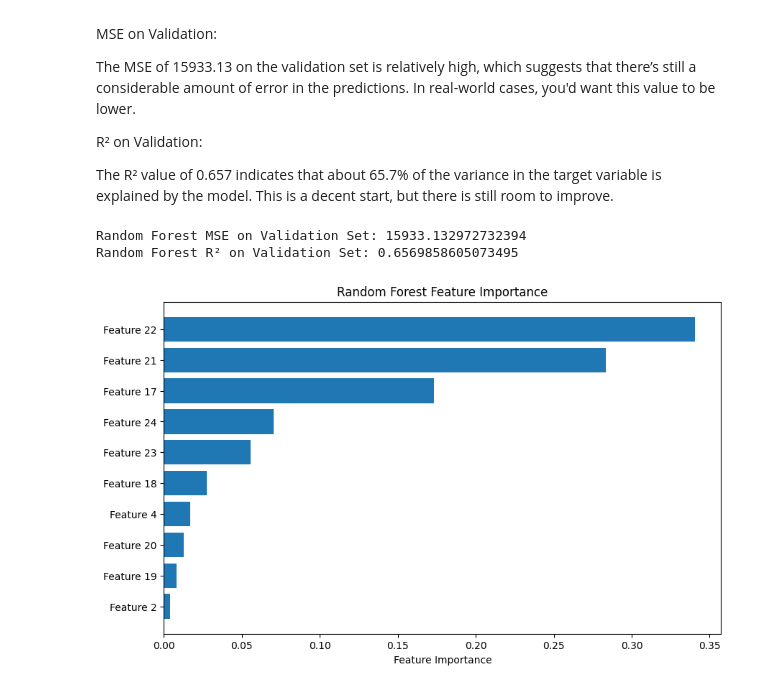
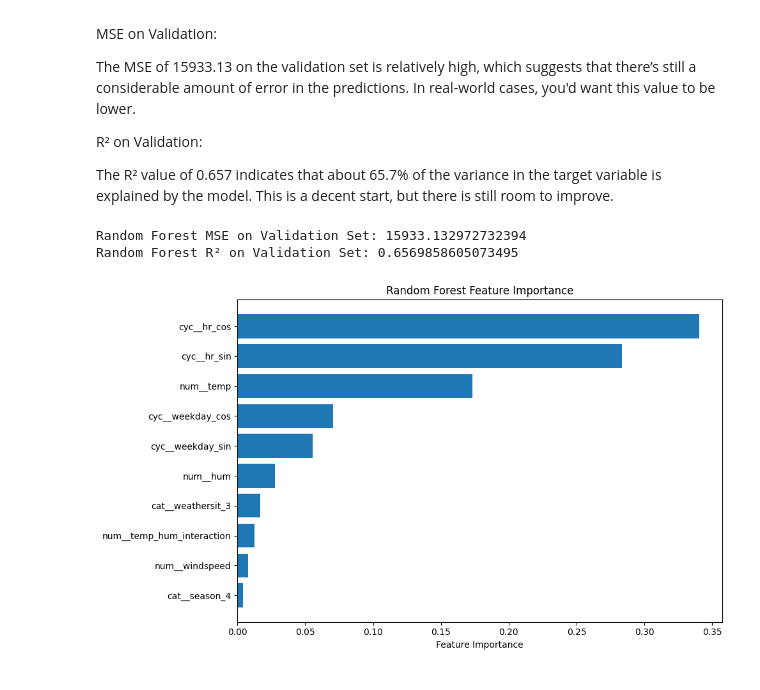
Before and after one commit to Ilincalink/ML-fundamentals-2025, a Jupyter notebook: assignment_2_ilinca_corbu[corbu].ipynb, the cells around one changed output. Saved outputs shown, nothing was run; the diff lists cells and outputs as text; code cells hidden in the pictures.

```diff
--- a/assignment_2_ilinca_corbu[corbu].ipynb
+++ b/assignment_2_ilinca_corbu[corbu].ipynb
@@ -666,40 +666,44 @@ The R² value of 0.657 indicates that about 65.7% of the variance in the target
 # %%
 import matplotlib.pyplot as plt
 from sklearn.metrics import mean_squared_error, r2_score
 
 # Evaluate the Random Forest model on the validation set
 y_val_rf_pred = random_search_rf.best_estimator_.predict(X_val_transformed)
 
 # Calculate MSE and R² on the validation set
 mse_val = mean_squared_error(y_val, y_val_rf_pred)
 r2_val = r2_score(y_val, y_val_rf_pred)
 
 # Print validation performance
 print(f"Random Forest MSE on Validation Set: {mse_val}")
 print(f"Random Forest R² on Validation Set: {r2_val}")
 
-# Now, let's plot the updated feature importance after tuning
+# Now, plot the feature importance
 importances = random_search_rf.best_estimator_.feature_importances_
 indices = importances.argsort()
 
-# Adjust the number of features to display
-top_n = min(10, X_train_transformed.shape[1])  # Display at most 10 features or fewer if not available
+# Get actual feature names (assuming you're using a ColumnTransformer or OneHotEncoder pipeline)
+try:
+    # Try to get feature names from pipeline
+    feature_names = X_train_transformed.columns
+except AttributeError:
+    # If it's not a DataFrame, use the transformer pipeline to get names
+    try:
+        feature_names = preprocessor.get_feature_names_out()
+    except:
+        feature_names = [f'Feature {i}' for i in range(X_train_transformed.shape[1])]
 
-# If X_train_transformed is a DataFrame and has column names (like after one-hot encoding)
-if hasattr(X_train_transformed, 'columns'):
-    feature_names = X_train_transformed.columns
-else:
-    # If no columns attribute exists (e.g., after transformations like PCA), use the indices
-    feature_names = [f'Feature {i}' for i in range(X_train_transformed.shape[1])]
+# Plot top N features
+top_n = min(10, X_train_transformed.shape[1])
 
-# Plot the feature importance
 plt.figure(figsize=(10, 6))
 plt.title("Random Forest Feature Importance")
 plt.barh(range(top_n), importances[indices[-top_n:]], align="center")
-plt.yticks(range(top_n), [feature_names[i] for i in indices[-top_n:]])  # Use correct feature names
+plt.yticks(range(top_n), [feature_names[i] for i in indices[-top_n:]])  # Use actual feature names
 plt.xlabel("Feature Importance")
+plt.tight_layout()
 plt.show()
 # %% [output]
 Random Forest MSE on Validation Set: 15933.132972732394
 Random Forest R² on Validation Set: 0.6569858605073495
-[figure, old version]
+[figure, new version]
```
